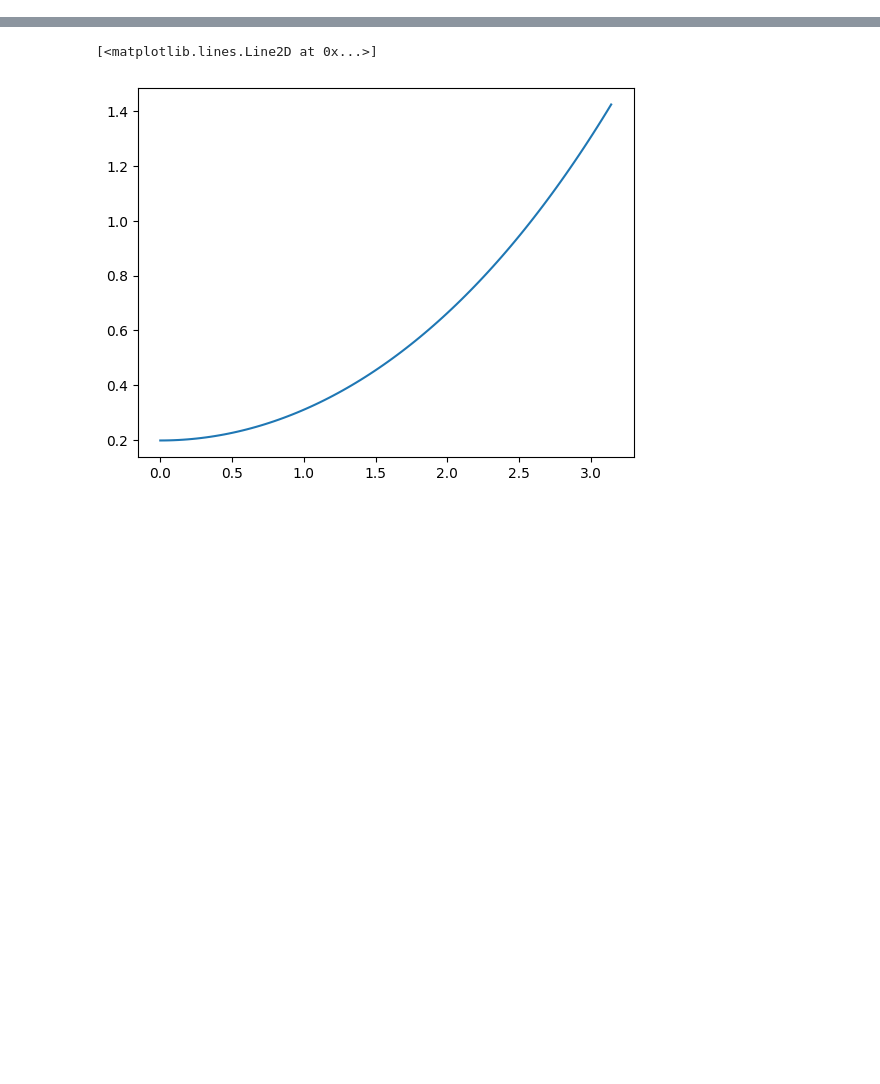
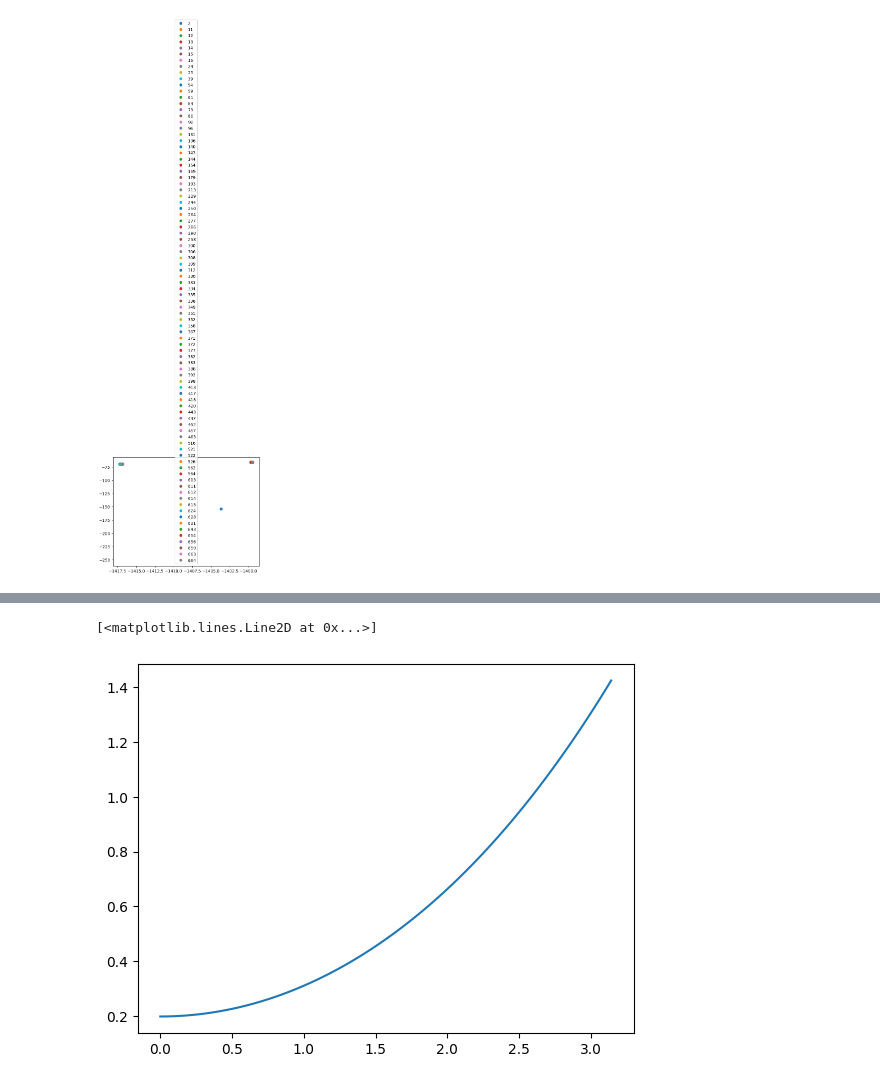
Before and after one commit to jpienaar13/HermeticTPC, a Jupyter notebook: 01_WIS_HTPC.ipynb, the cells around one changed output, grey strips where cells are left out. Drawn from its saved outputs; the diff is of its cells as text; code cells hidden in the pictures; blank space fills up the shorter version.

```diff
--- a/01_WIS_HTPC.ipynb
+++ b/01_WIS_HTPC.ipynb
@@ -111,0 +139,8 @@ plt.show()
+# %%
+particles = df_event.groupby('parentid')
+for name, particle in particles:
+    plt.plot(particle['xp'], particle['yp'], label = name, marker = 'o', linestyle='')
+plt.legend()
+plt.show()
+# %% [output]
+[figure, added]
```
Also changed, not shown: parts of 15 cells of this notebook.
